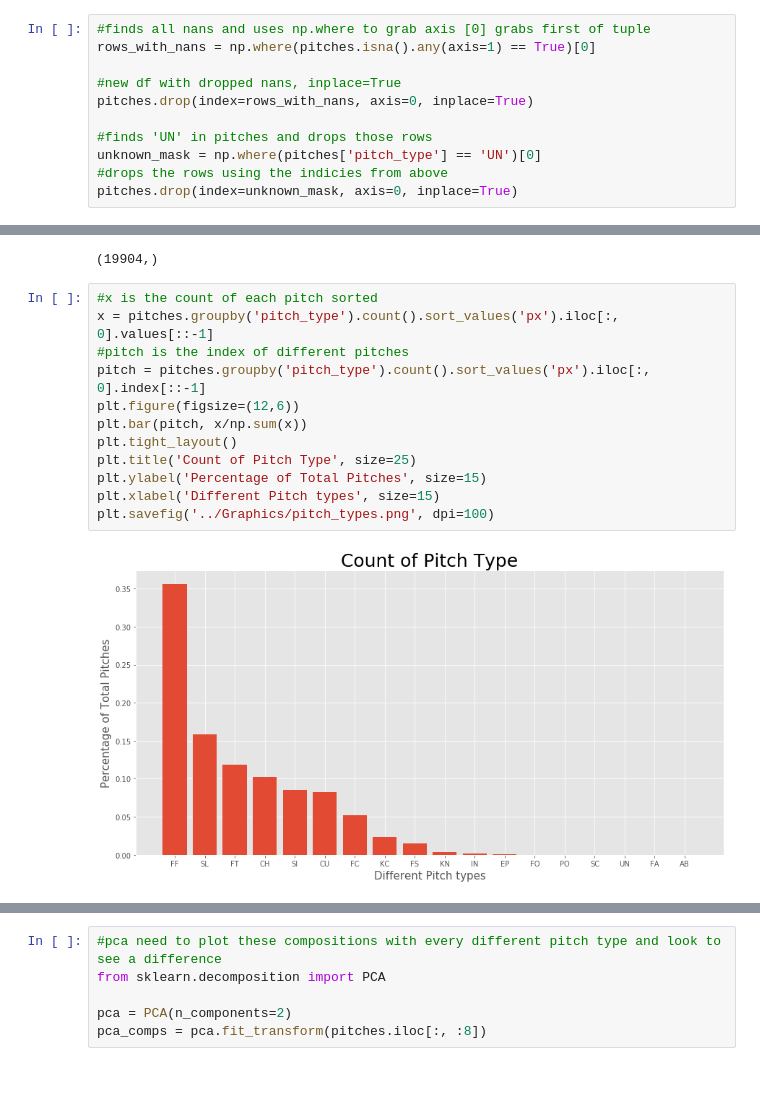
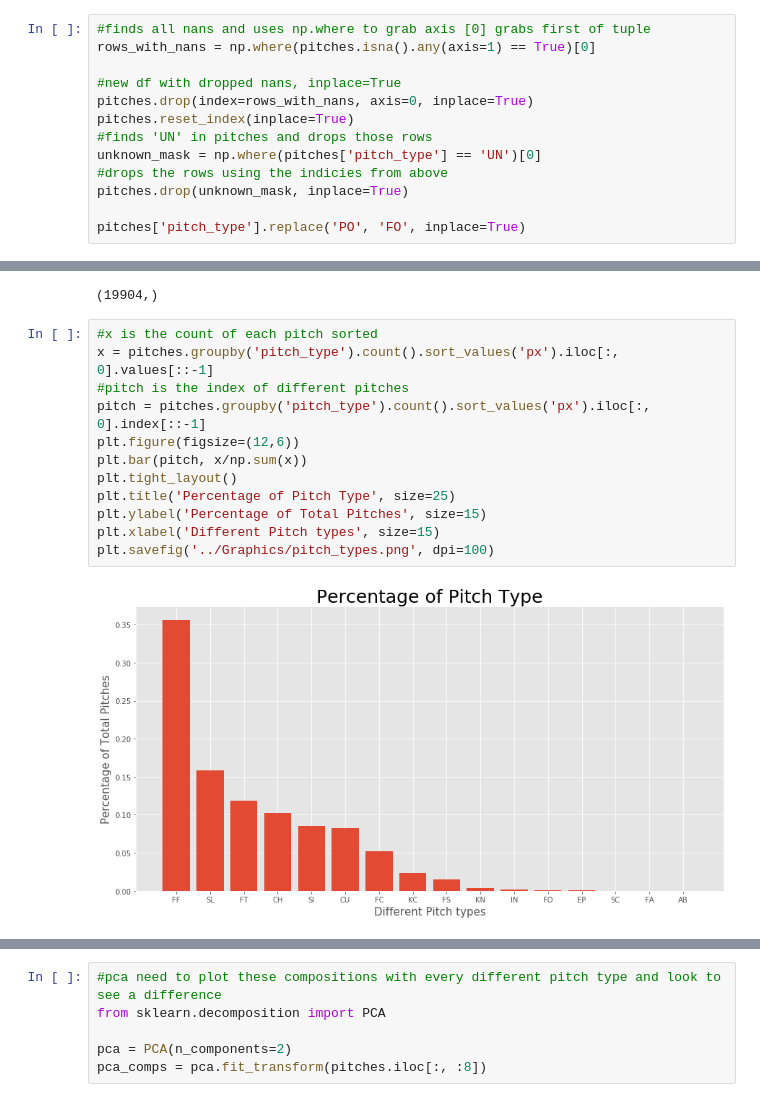
Before and after one commit to morganabbitt/MLB-Pitches, a Jupyter notebook: Notebooks/read_data.ipynb, the cells around one changed output, grey strips where cells are left out. Saved outputs shown, nothing was run; the diff lists cells and outputs as text.

Commit message:
more models, and updated graphics plots

```diff
--- a/Notebooks/read_data.ipynb
+++ b/Notebooks/read_data.ipynb
@@ -57,11 +59,13 @@ rows_with_nans = np.where(pitches.isna().any(axis=1) == True)[0]
 
 #new df with dropped nans, inplace=True
 pitches.drop(index=rows_with_nans, axis=0, inplace=True)
-
+pitches.reset_index(inplace=True)
 #finds 'UN' in pitches and drops those rows
 unknown_mask = np.where(pitches['pitch_type'] == 'UN')[0]
 #drops the rows using the indicies from above
-pitches.drop(index=unknown_mask, axis=0, inplace=True)
+pitches.drop(unknown_mask, inplace=True)
+
+pitches['pitch_type'].replace('PO', 'FO', inplace=True)
 # %%
 #19,000 total rows that have atleast one NaN in them
 rows_with_nans.shape
@@ -70,14 +74,14 @@ rows_with_nans.shape
 # %%
 #x is the count of each pitch sorted
 x = pitches.groupby('pitch_type').count().sort_values('px').iloc[:, 0].values[::-1]
 #pitch is the index of different pitches
 pitch = pitches.groupby('pitch_type').count().sort_values('px').iloc[:, 0].index[::-1]
 plt.figure(figsize=(12,6))
 plt.bar(pitch, x/np.sum(x))
 plt.tight_layout()
-plt.title('Count of Pitch Type', size=25)
+plt.title('Percentage of Pitch Type', size=25)
 plt.ylabel('Percentage of Total Pitches', size=15)
 plt.xlabel('Different Pitch types', size=15)
 plt.savefig('../Graphics/pitch_types.png', dpi=100)
 # %% [output]
-[figure, old version]
+[figure, new version]
```
Also changed, not shown: parts of 38 cells of this notebook, 5 other files.
